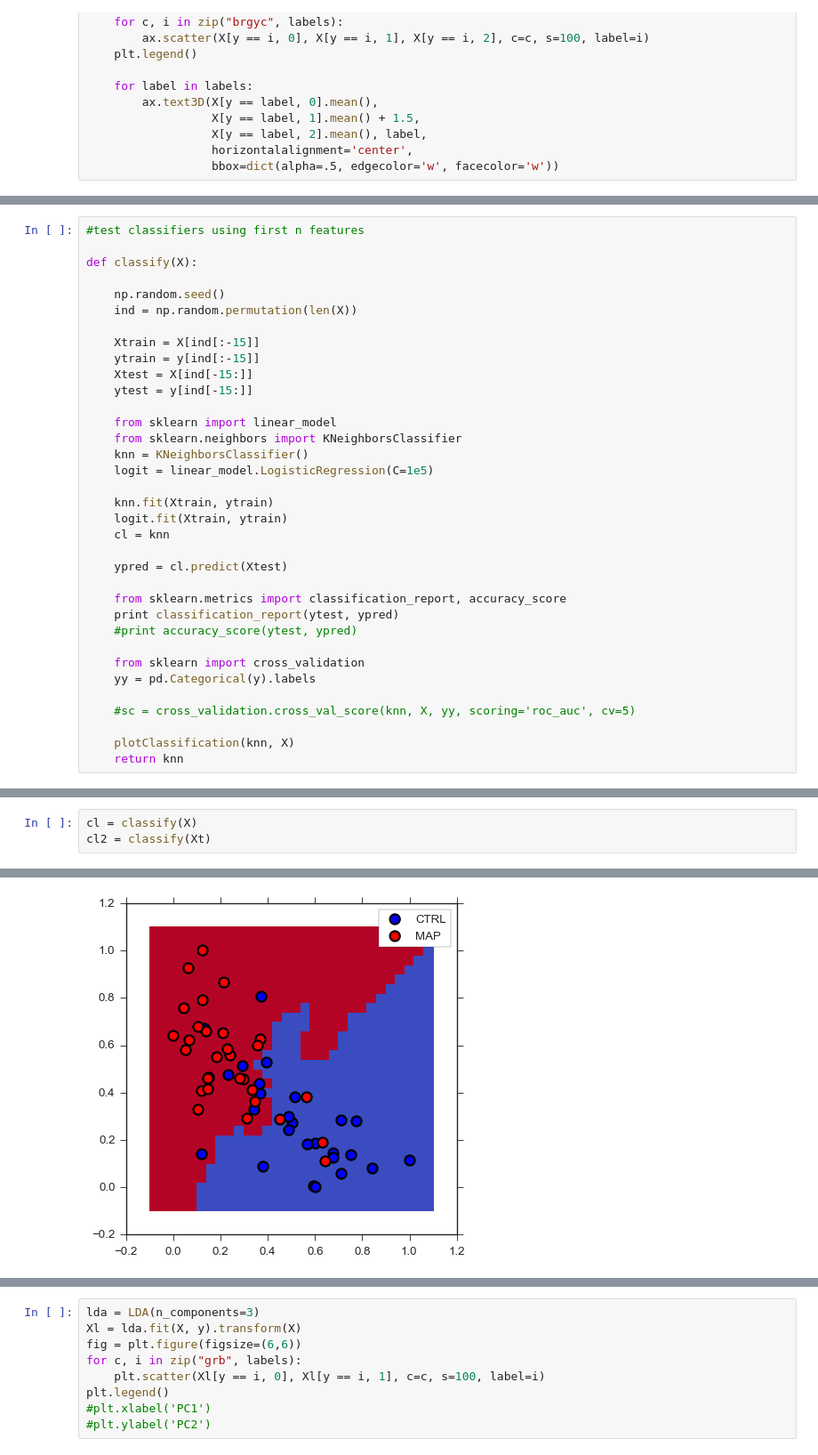
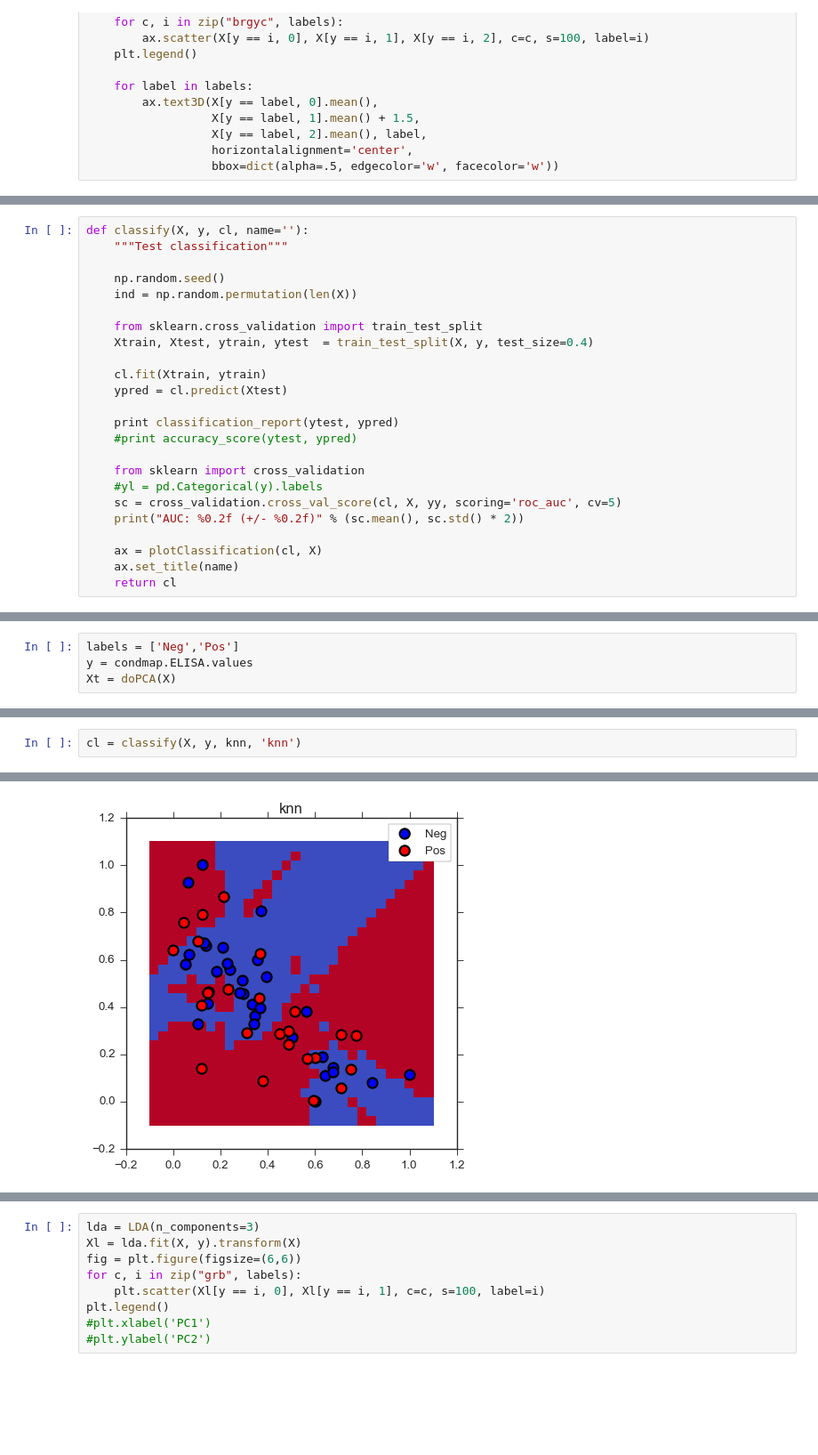
Before and after one commit to dmnfarrell/gordon-group, a Jupyter notebook: mirnaseq/miRNA_features_analysis.ipynb, the cells around one changed output, grey strips where cells are left out. Shown at 89% size. Saved outputs shown, nothing was run; the diff lists cells and outputs as text; blank space fills up the shorter version.

```diff
--- a/mirnaseq/miRNA_features_analysis.ipynb
+++ b/mirnaseq/miRNA_features_analysis.ipynb
@@ -133,35 +153,24 @@ def plotClassification(cl, X):
 # %%
-#test classifiers using first n features
-
-def classify(X):
+def classify(X, y, cl, name=''):
+    """Test classification"""
 
     np.random.seed()
     ind = np.random.permutation(len(X))
 
-    Xtrain = X[ind[:-15]]
-    ytrain = y[ind[:-15]]
-    Xtest = X[ind[-15:]]
-    ytest = y[ind[-15:]]
+    from sklearn.cross_validation import train_test_split
+    Xtrain, Xtest, ytrain, ytest  = train_test_split(X, y, test_size=0.4)
 
-    from sklearn import linear_model
-    from sklearn.neighbors import KNeighborsClassifier
-    knn = KNeighborsClassifier()
-    logit = linear_model.LogisticRegression(C=1e5)
-
-    knn.fit(Xtrain, ytrain)
-    logit.fit(Xtrain, ytrain)
-    cl = knn
-
+    cl.fit(Xtrain, ytrain)
     ypred = cl.predict(Xtest)
 
-    from sklearn.metrics import classification_report, accuracy_score
     print classification_report(ytest, ypred)
     #print accuracy_score(ytest, ypred)
 
     from sklearn import cross_validation
-    yy = pd.Categorical(y).labels
+    #yl = pd.Categorical(y).labels
+    sc = cross_validation.cross_val_score(cl, X, yy, scoring='roc_auc', cv=5)
+    print("AUC: %0.2f (+/- %0.2f)" % (sc.mean(), sc.std() * 2))
 
-    #sc = cross_validation.cross_val_score(knn, X, yy, scoring='roc_auc', cv=5)
-
-    plotClassification(knn, X)
-    return knn
+    ax = plotClassification(cl, X)
+    ax.set_title(name)
+    return cl
@@ -173,0 +235,4 @@ Xt = doPCA(X)
+# %%
+labels = ['Neg','Pos']
+y = condmap.ELISA.values
+Xt = doPCA(X)
@@ -174,6 +243,5 @@ Xt = doPCA(X)
 # %%
-cl = classify(X)
-cl2 = classify(Xt)
+cl = classify(X, y, knn, 'knn')
 # %% [output]
              precision    recall  f1-score   support
 
@@ -191 +254 @@ avg / total       0.87      0.80      0.80        15
-[figure, old version]
+[figure, new version]
```
Also changed, not shown: parts of 18 cells of this notebook, 1 other file.
